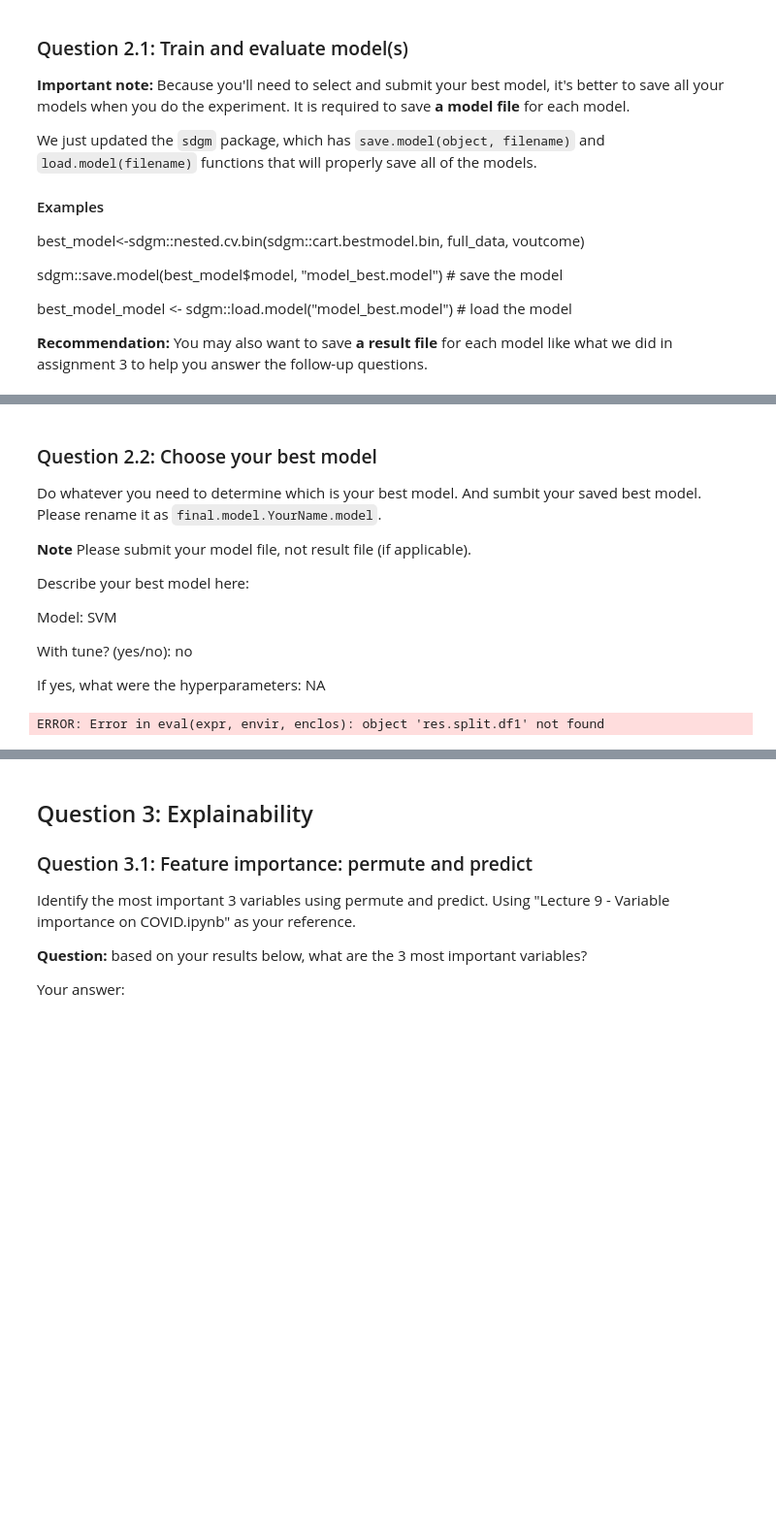
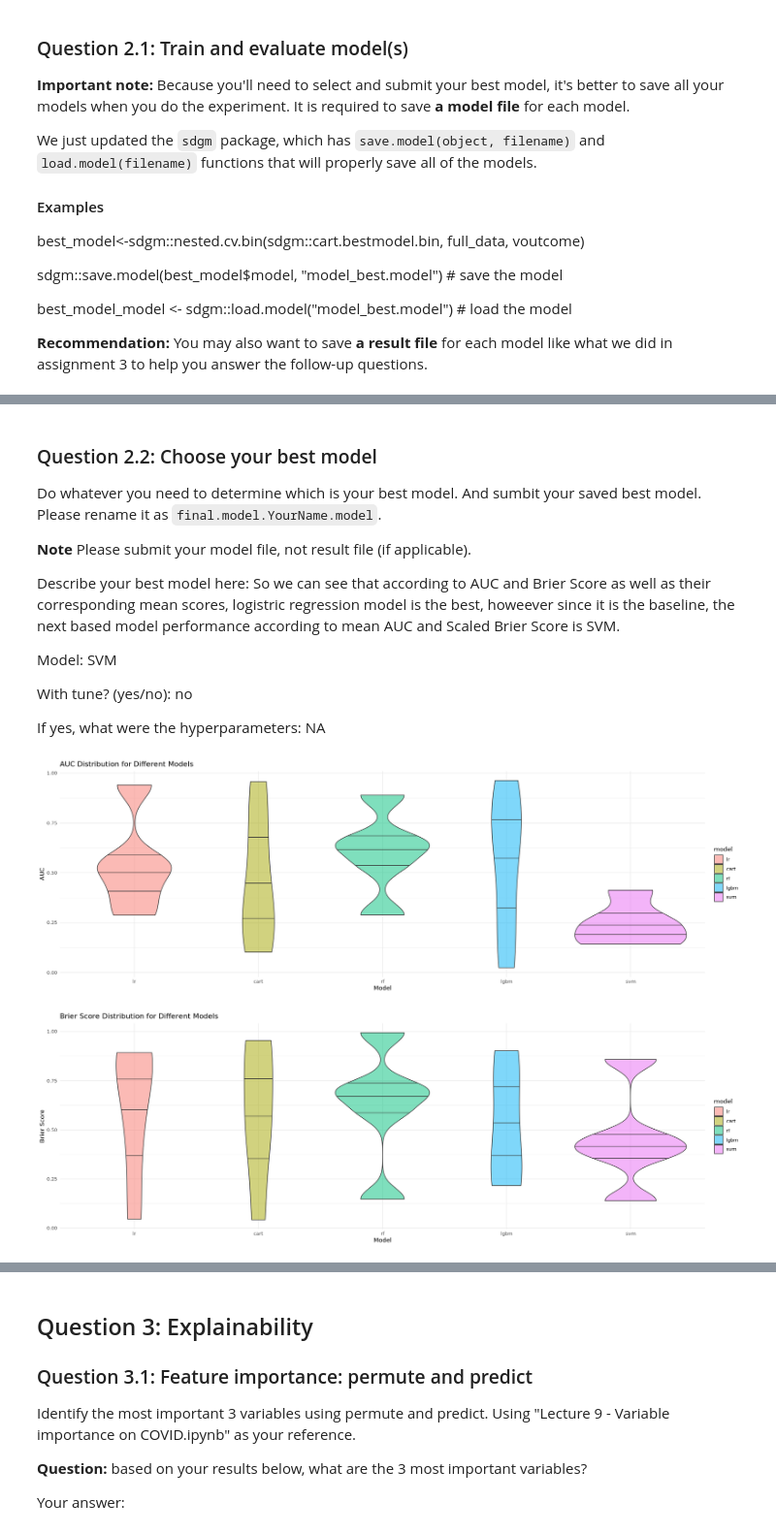
Before and after one commit to bonferroni-roni/EPI7913_JupyterNotebook, a Jupyter notebook: Assignment 4/Assignment 4 v5_Sami.ipynb, the cells around one changed output, grey strips where cells are left out. Shown at 97% size. Drawn from its saved outputs; the diff is of its cells as text; code cells hidden in the pictures; blank space fills up the shorter version.

```diff
--- a/Assignment 4/Assignment 4 v5_Sami.ipynb
+++ b/Assignment 4/Assignment 4 v5_Sami.ipynb
@@ -576,7 +326,7 @@ Do whatever you need to determine which is your best model. And sumbit your save
 
 __Note__ Please submit your model file, not result file (if applicable).
 
-Describe your best model here:
+Describe your best model here: So we can see that according to AUC and Brier Score as well as their corresponding mean scores, logistric regression model is the best, howeever since it is the baseline, the next based model performance according to mean AUC and Scaled Brier Score is SVM.
 
 Model: SVM
 
@@ -584,53 +334,65 @@ With tune? (yes/no): no
 
 If yes, what were the hyperparameters: NA
 # %%
-#### Do whatever you need to determine which is your best model.
-
+# Do whatever you need to determine which is your best model.
 library(ggplot2)
 library(tidyr)
 
+# Sample Data (Replace this with your actual data frame)
+set.seed(123)
+res.cv.df1 <- data.frame(
+  type = rep("nested cv", each = 10),
+  metric = rep(c("auc", "brier"), times = 5),
+  lr = runif(10),
+  cart = runif(10),
+  rf = runif(10),
+  lgbm = runif(10),
+  svm = runif(10)
+)
+
+# Extract AUC and Brier scores for each model
+auc_results <- res.cv.df1[res.cv.df1$metric == "auc", ]
+brier_results <- res.cv.df1[res.cv.df1$metric == "brier", ]
+
 # Combine AUC results
-auc.df1 <- rbind(res.split.df1 %>% filter(metric == "auc"),
-                 res.cv.df2 %>% filter(metric == "auc"))
+auc.df1 <- rbind(auc_results %>% filter(metric == "auc"))
 
 # Pivot the dataframe from wide to long for plotting
 auc.df1.long <- auc.df1 %>%
   tidyr::pivot_longer(-c(type, metric),
                       names_to = "model",
                       values_to = "auc")
 auc.df1.long$model <- factor(auc.df1.long$model,
                              levels = c("lr", "cart", "rf", "lgbm", "svm"))
 auc.df1.long$type <- factor(auc.df1.long$type,
-                            levels = c("train/test split", "nested cv"))
+                            levels = c("nested cv"))
 
-# Plot the violin plot
+# Plot the violin plot for AUC
 ggplot(auc.df1.long, aes(model, auc, fill = model)) +
   geom_violin(alpha = 0.5, draw_quantiles = c(0.25, 0.5, 0.75)) +
-  facet_wrap(~type) +
   labs(title = "AUC Distribution for Different Models",
        x = "Model", y = "AUC") +
   theme_minimal()
 
 # Combine Brier results
-brier.df1 <- rbind(res.split.df1 %>% filter(metric == "brier"),
-                   res.cv.df2 %>% filter(metric == "brier"))
+brier.df1 <- rbind(brier_results %>% filter(metric == "brier"))
 
 # Pivot the dataframe from wide to long for plotting
 brier.df1.long <- brier.df1 %>%
   tidyr::pivot_longer(-c(type, metric),
                       names_to = "model",
                       values_to = "brier")
 brier.df1.long$model <- factor(brier.df1.long$model,
                                levels = c("lr", "cart", "rf", "lgbm", "svm"))
 brier.df1.long$type <- factor(brier.df1.long$type,
-                              levels = c("train/test split", "nested cv"))
+                              levels = c("nested cv"))
 
-# Plot the violin plot
+# Plot the violin plot for Brier Score
 ggplot(brier.df1.long, aes(model, brier, fill = model)) +
   geom_violin(alpha = 0.5, draw_quantiles = c(0.25, 0.5, 0.75)) +
-  facet_wrap(~type) +
   labs(title = "Brier Score Distribution for Different Models",
        x = "Model", y = "Brier Score") +
   theme_minimal()
 # %% [output]
-ERROR: Error in eval(expr, envir, enclos): object 'res.split.df1' not found
+[figure, added]
+[figure, added]
```
Also changed, not shown: parts of 9 cells of this notebook, 7 other files.
